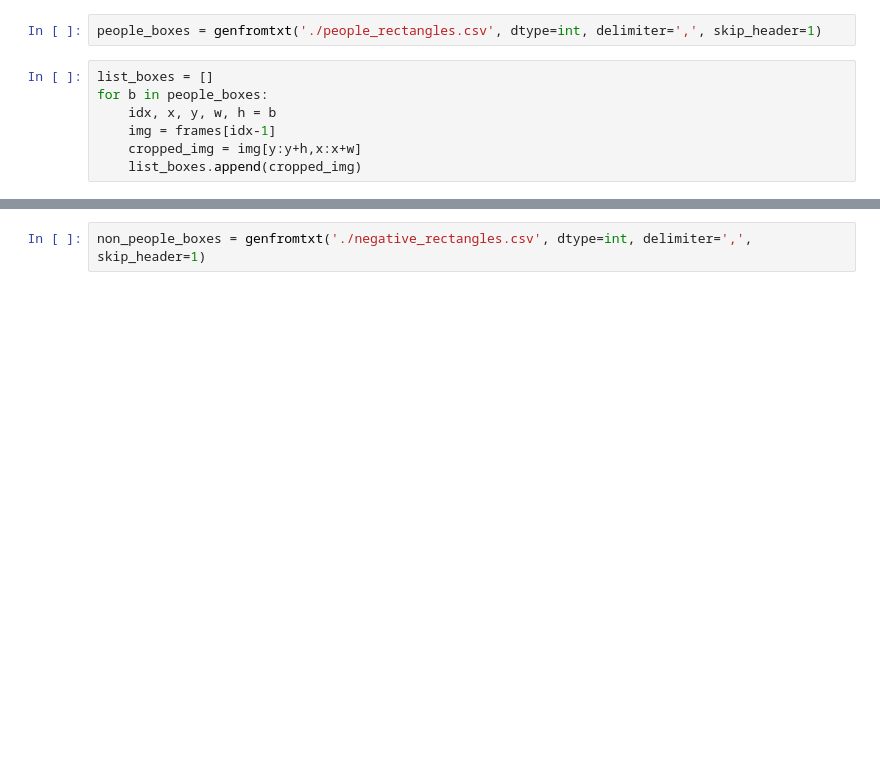
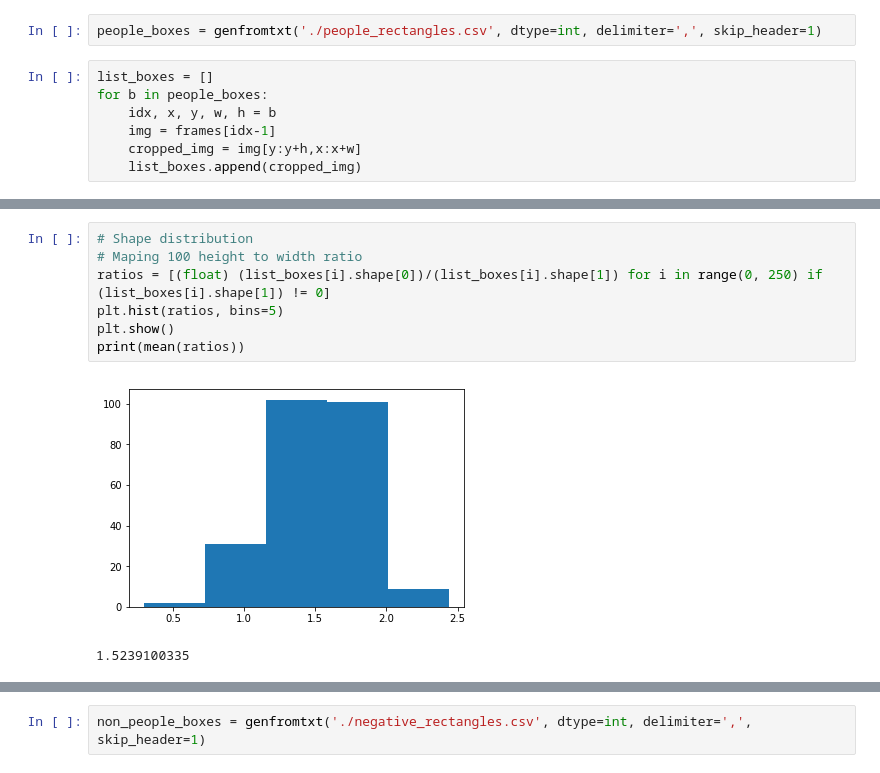
Before and after one commit to KarineMellata/ECSE415_FinalProject, a Jupyter notebook: Part2.ipynb, the cells around one changed output, grey strips where cells are left out. Drawn from its saved outputs; the diff is of its cells as text; blank space fills up the shorter version.

```diff
--- a/Part2.ipynb
+++ b/Part2.ipynb
@@ -64,0 +97,10 @@ for b in people_boxes:
+# %%
+# Shape distribution
+# Maping 100 height to width ratio
+ratios = [(float) (list_boxes[i].shape[0])/(list_boxes[i].shape[1]) for i in range(0, 250) if (list_boxes[i].shape[1]) != 0]
+plt.hist(ratios, bins=5)
+plt.show()
+print(mean(ratios))
+# %% [output]
+[figure, added]
+1.5239100335
```
Also changed, not shown: parts of 11 cells of this notebook, 3 other files.
